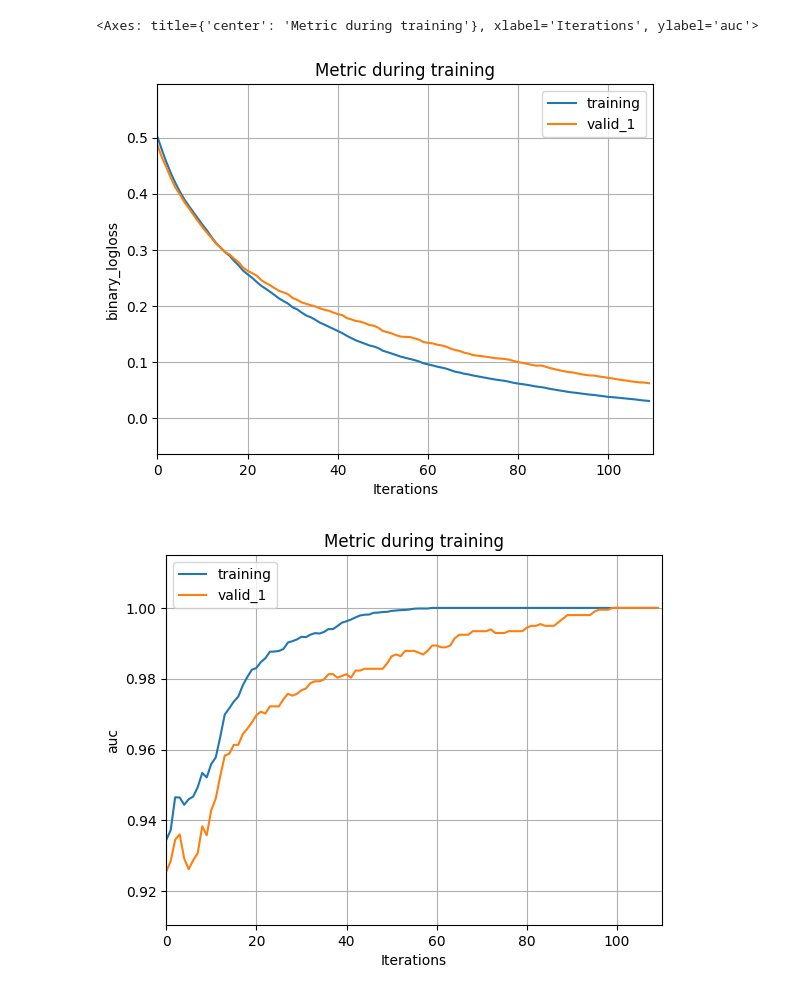
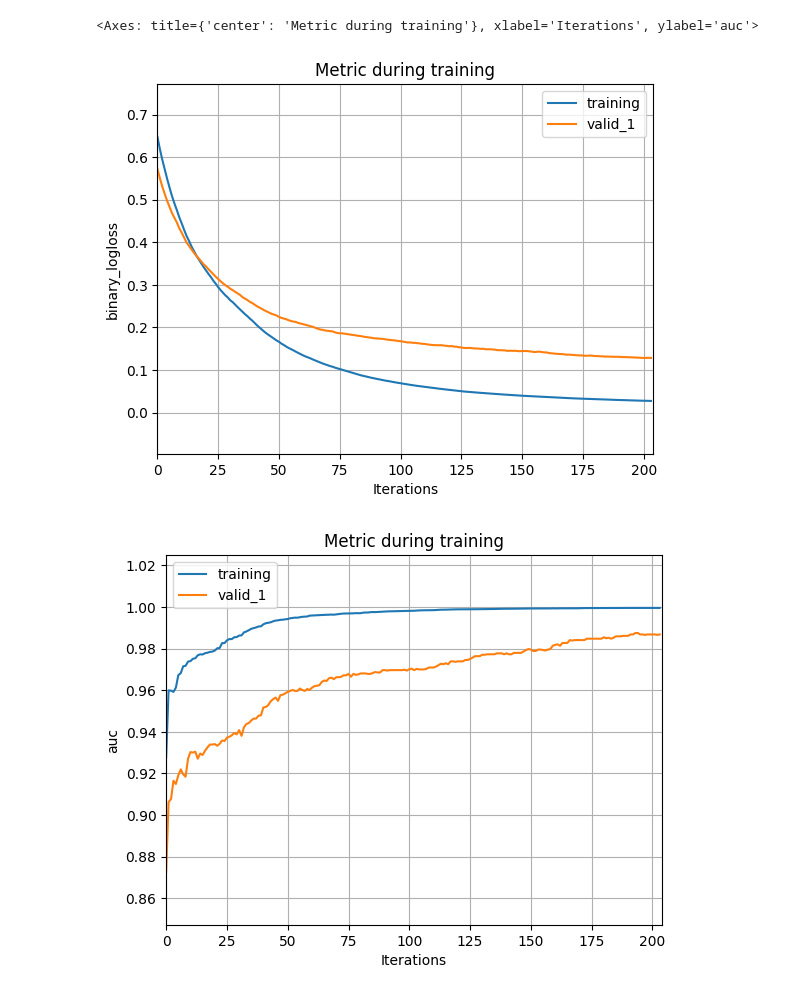
Before and after one commit to koch-tobias/master-thesis, a Jupyter notebook: Development/LightGBM.ipynb, the cells around one changed output. Cells and saved outputs as stored; diff of their text form; code cells hidden in the pictures.

```diff
--- a/Development/LightGBM.ipynb
+++ b/Development/LightGBM.ipynb
@@ -9,0 +13,5 @@ df = pd.read_excel('../data/artificial_dataset_02052023_1643.xlsx',index_col=0)
+# %%
+# Loading and preprocessing the data
+df = pd.read_excel('../data/labeled_data/G65_labeled.xlsx',index_col=0)
+df_new_features = add_new_features(df)
+df_preprocessed, df_for_plot = preprocess_dataset(df_new_features)
@@ -9,0 +21,8 @@ df = pd.read_excel('../data/artificial_dataset_02052023_1643.xlsx',index_col=0)
+# %%
+# Declare which data augmentation techniques should be used
+rand_order = True
+rand_mistakes = True
+gpt = True
+
+# Generate the new dataset
+df_new = data_augmentation(df_preprocessed, rand_order, rand_mistakes, gpt, df_to_excel = False)
@@ -10,16 +32,20 @@ df = pd.read_excel('../data/artificial_dataset_02052023_1643.xlsx',index_col=0)
+# %%
+dateTimeObj = datetime.now()
+timestamp = dateTimeObj.strftime("%d%m%Y_%H%M")
 # %%
-X_train, y_train, X_val, y_val, X_test,y_test = train_test_val(df)
+# Split dataset
+X_train, y_train, X_val, y_val, X_test,y_test = train_test_val(df_new, test_size=0.4, timestamp=timestamp)
 # %%
-class_weight = {0: 1, 1: 1}
+class_weight = {0: 1, 1: 3}
 
 lgbm_train = lgb.Dataset(X_train, y_train, weight=y_train.map(class_weight))
-lgbm_eval = lgb.Dataset(X_eval, y_eval, reference=lgbm_train)
+lgbm_eval = lgb.Dataset(X_val, y_val, reference=lgbm_train)
 
 params = {
     'objective': 'binary',
     'metric': ['auc', 'binary_logloss'],
-    'num_leaves': 21,
-    'learning_rate': 0.06,
+    'num_leaves': 18,
+    'learning_rate': 0.05,
     'feature_fraction': 0.9
 }
 
@@ -32,6 +58,11 @@ gbm = lgb.train(params,
                 valid_sets=[lgbm_train, lgbm_eval],
                 callbacks=callbacks)
 
+# save model
+model_path = f"../models/lgbm_{timestamp}.pkl"
+with open(model_path, "wb") as filestore:
+    pickle.dump(gbm, filestore)
+
 y_pred = gbm.predict(X_test, num_iteration=gbm.best_iteration, force_row_wise=True)
 y_pred = np.round(y_pred)
 
@@ -62,3 +93,3 @@ Training until validation scores don't improve for 10 rounds
 <Axes: title={'center': 'Metric during training'}, xlabel='Iterations', ylabel='auc'>
-[figure, old version]
+[figure, new version]
-[figure, old version]
+[figure, new version]
```
Also changed, not shown: parts of 5 cells of this notebook.
